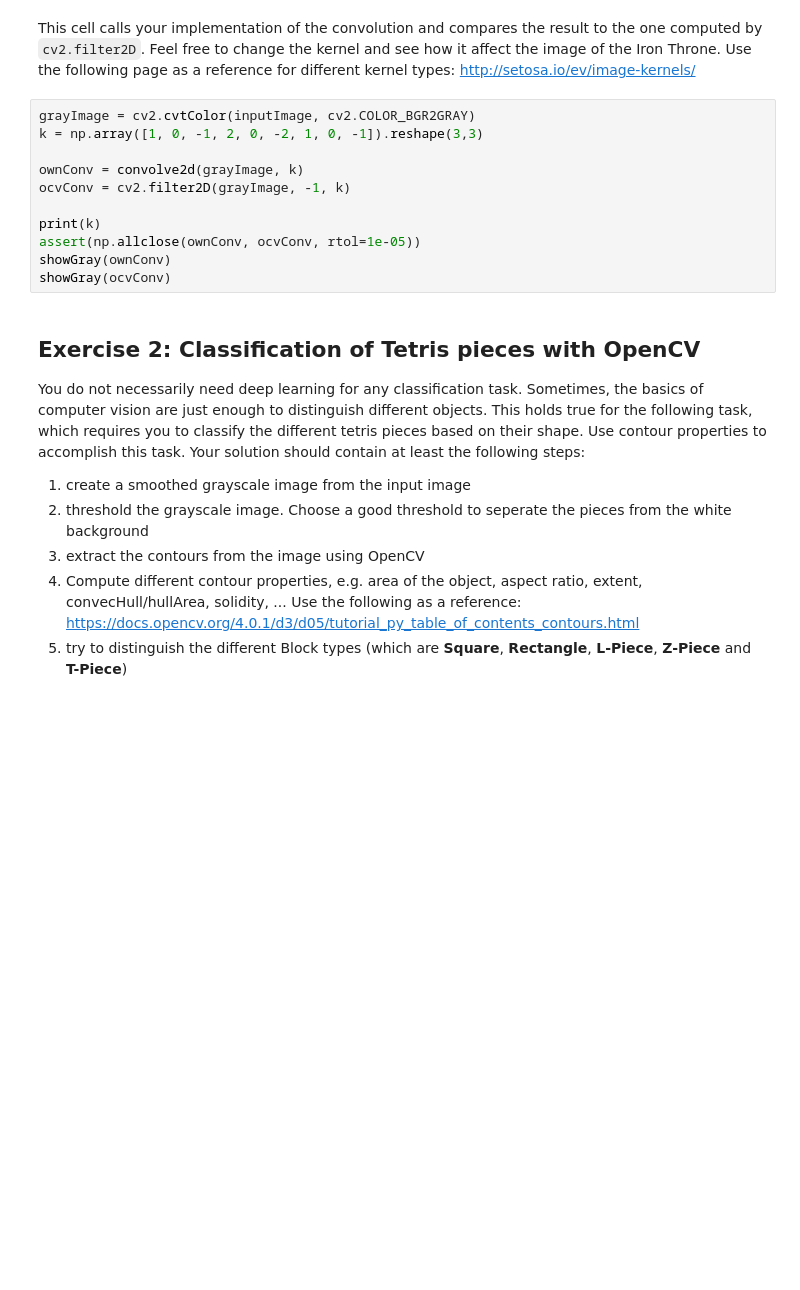
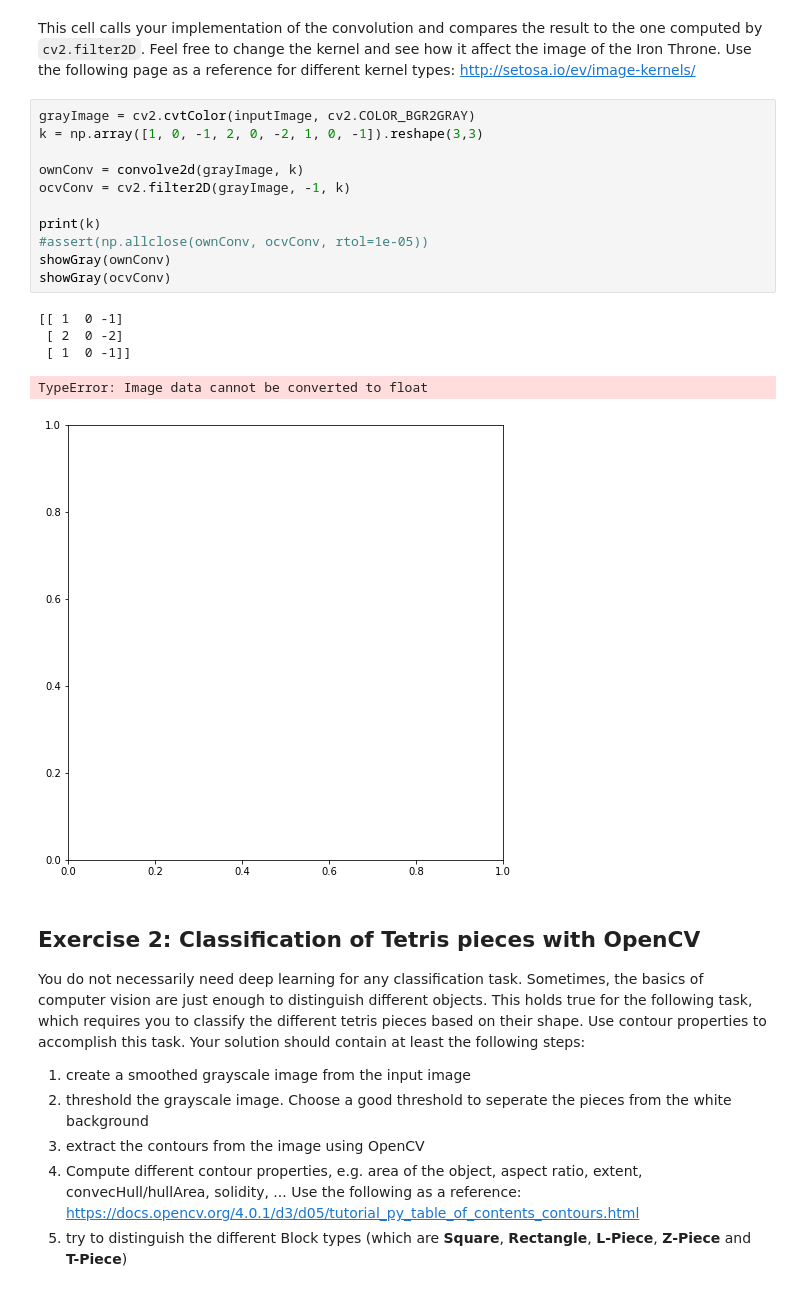
Before and after one commit to hskaailabcv/source, a Jupyter notebook: notebooks/00_2_intro_opencv_and_basic_cv.ipynb, the cells around one changed output. Cells and saved outputs as stored; diff of their text form; blank space fills up the shorter version.

```diff
--- a/notebooks/00_2_intro_opencv_and_basic_cv.ipynb
+++ b/notebooks/00_2_intro_opencv_and_basic_cv.ipynb
@@ -48,14 +50,20 @@ This cell calls your implementation of the convolution and compares the result t
 # %%
 grayImage = cv2.cvtColor(inputImage, cv2.COLOR_BGR2GRAY)
 k = np.array([1, 0, -1, 2, 0, -2, 1, 0, -1]).reshape(3,3)
 
 ownConv = convolve2d(grayImage, k)
 ocvConv = cv2.filter2D(grayImage, -1, k)
 
 print(k)
-assert(np.allclose(ownConv, ocvConv, rtol=1e-05))
+#assert(np.allclose(ownConv, ocvConv, rtol=1e-05))
 showGray(ownConv)
 showGray(ocvConv)
+# %% [output]
+[[ 1  0 -1]
+ [ 2  0 -2]
+ [ 1  0 -1]]
+TypeError: Image data cannot be converted to float
+[figure, added]
 # %% [markdown]
 ## Exercise 2: Classification of Tetris pieces with OpenCV
 
```
Also changed, not shown: parts of 7 cells of this notebook.
